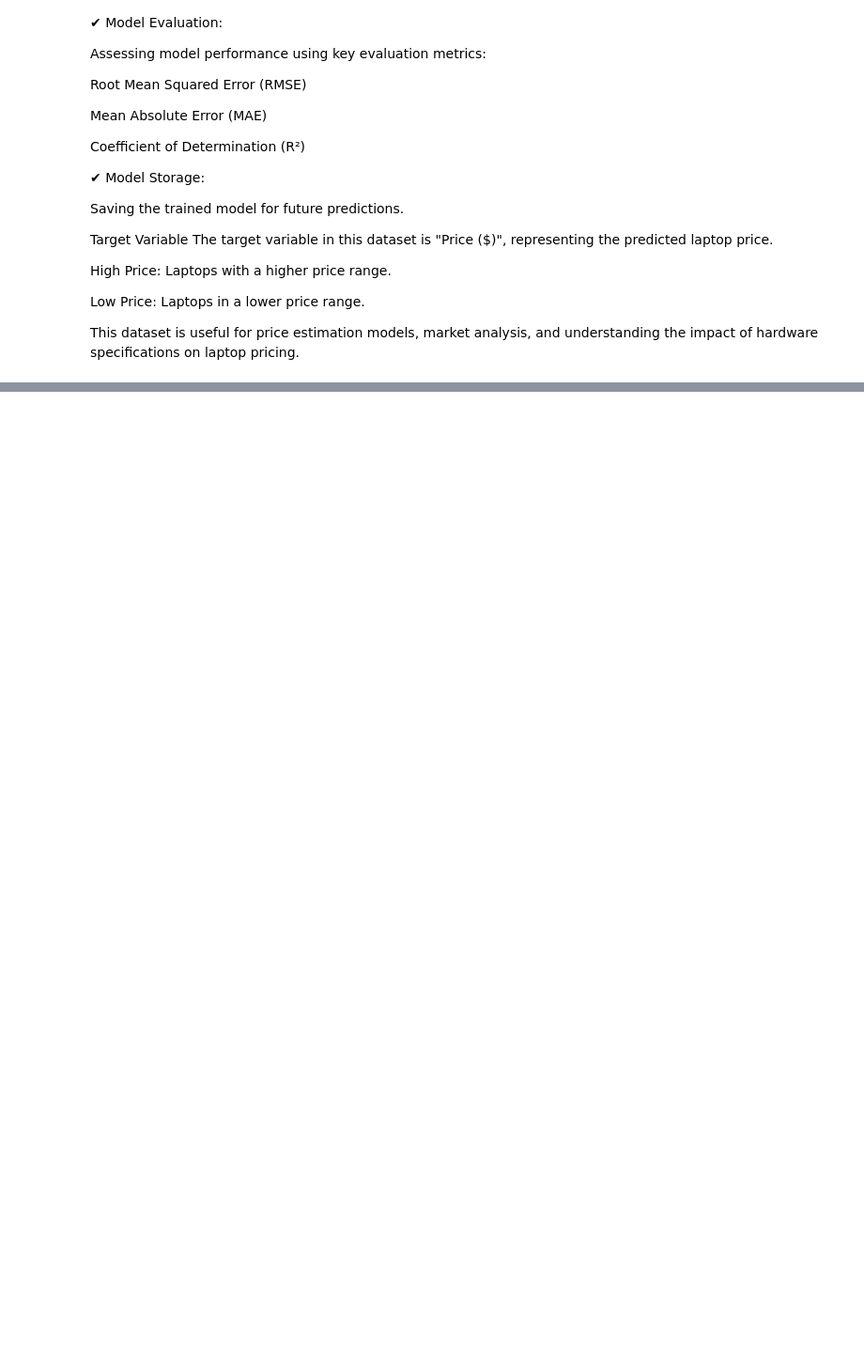
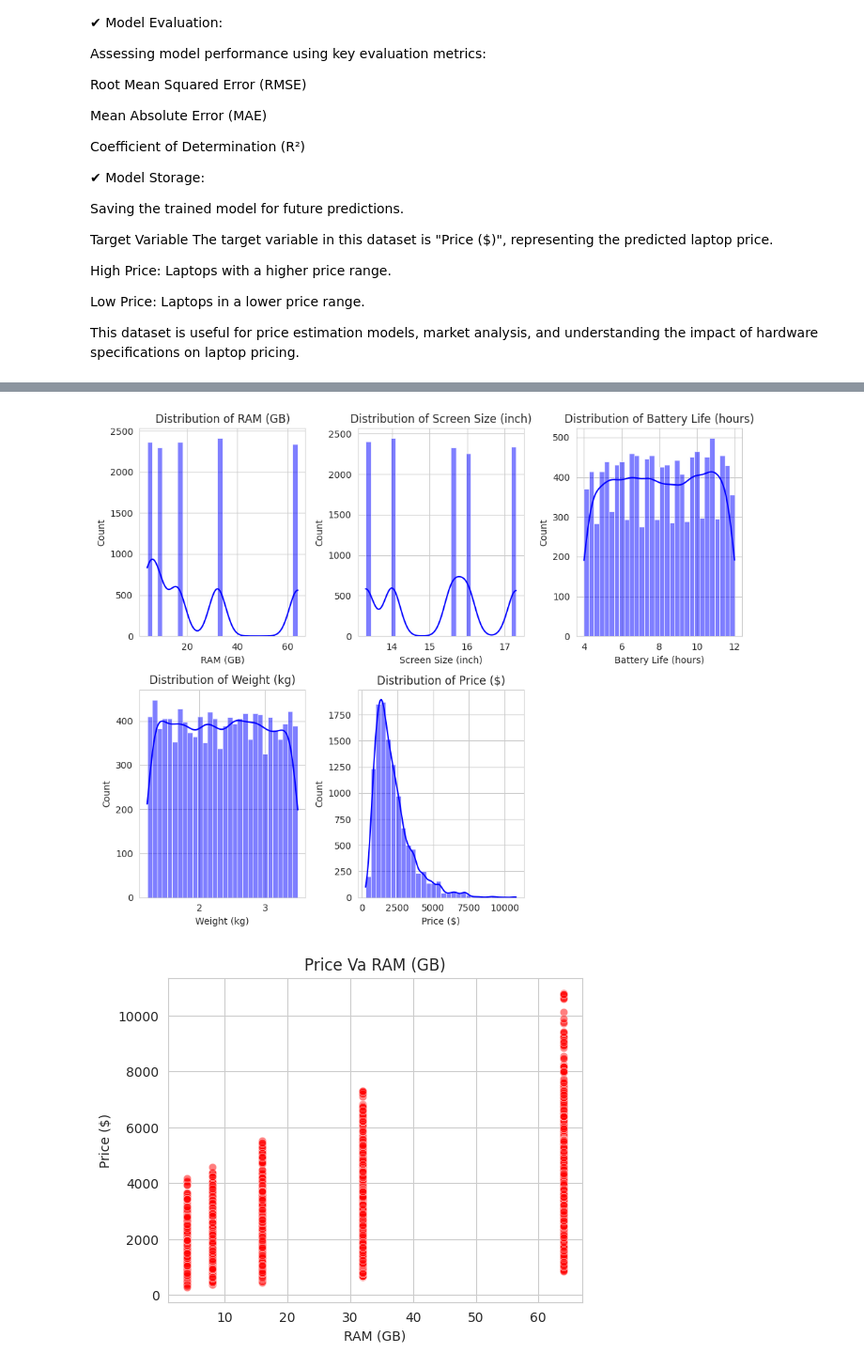
Before and after one commit to Farazmghm/price-of-laptops, a Jupyter notebook: laptop.ipynb, the cells around one changed output, grey strips where cells are left out. Shown: that part at 94% size. Cells and saved outputs as stored; diff of their text form; code cells hidden in the pictures; blank space fills up the shorter version.

```diff
--- a/laptop.ipynb
+++ b/laptop.ipynb
@@ -68,0 +144,22 @@ df.head()
+# %%
+sns.set_style('whitegrid')
+numeric=["RAM (GB)", "Screen Size (inch)", "Battery Life (hours)", "Weight (kg)", "Price ($)"]
+plt.figure(figsize=(10,8))
+for i,col in enumerate(numeric,1):
+  plt.subplot(2,3,i)
+  sns.histplot(df[col], bins=30, kde=True, color="blue")
+  plt.title(f"Distribution of {col}")
+plt.tight_layout()
+plt.show()
+
+#scotter
+plt.figure(figsize=(10,8))
+for i, col in enumerate(numeric[:1],1):
+  plt.subplot(2,2,i)
+  sns.scatterplot(x=df[col], y=df["Price ($)"], alpha=0.5, color="red")
+  plt.title(f"Price Va {col}")
+plt.tight_layout()
+plt.show()
+# %% [output]
+[figure, added]
+[figure, added]
```
Also changed, not shown: parts of 7 cells of this notebook.
